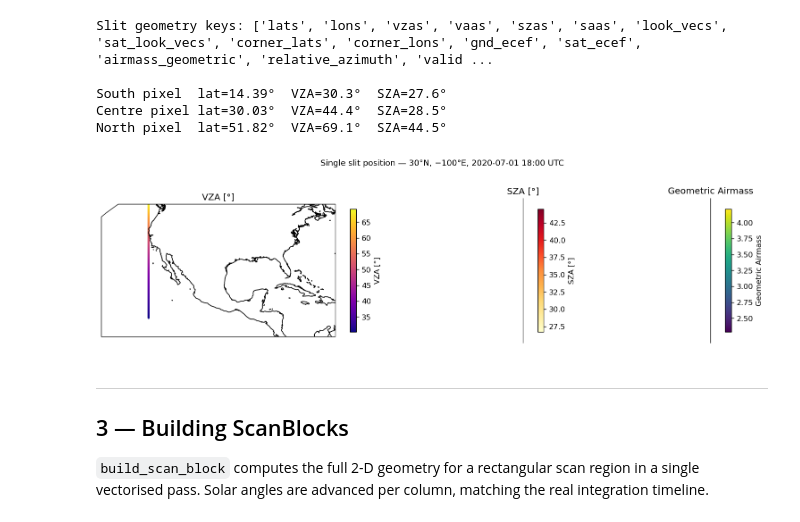
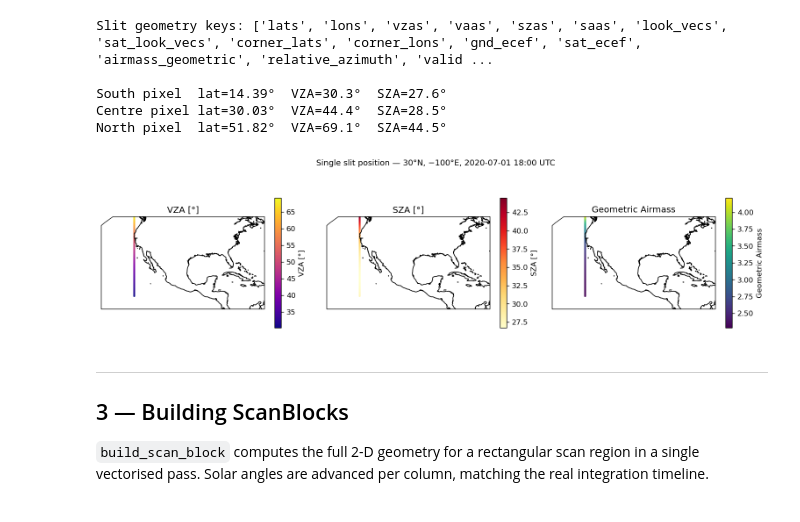
Before and after one commit to erselab/geocarb_simulator, a Jupyter notebook: simulate_scan.ipynb, the cells around one changed output. Cells and saved outputs as stored; diff of their text form; code cells hidden in the pictures.

```diff
--- a/simulate_scan.ipynb
+++ b/simulate_scan.ipynb
@@ -81,23 +85,24 @@ North pixel  lat=51.82°  VZA=69.1°  SZA=44.5°
 # %%
 fig, axes = plt.subplots(1, 3, figsize=(13, 3.5), sharey=True,subplot_kw={'projection': ccrs.Geostationary(central_longitude=-95.0)})
 fields   = ['vzas',  'szas',  'airmass_geometric']
 labels   = ['VZA [°]', 'SZA [°]', 'Geometric Airmass']
 cmaps    = ['plasma',  'YlOrRd',  'viridis']
 
 for ax, fld, lbl, cm in zip(axes, fields, labels, cmaps):
     sc = ax.scatter(geom['lons'], geom['lats'], c=geom[fld],
                     s=2, cmap=cm, transform=ccrs.PlateCarree(), norm=mcolors.Normalize(vmin=np.nanmin(geom[fld]), vmax=np.nanmax(geom[fld])))
     plt.colorbar(sc, ax=ax, label=lbl, shrink=0.85)
     ax.set_xlabel('Longitude [°E]')
     ax.set_title(lbl)
+    ax.coastlines()
+    ax.set_extent([-130, -70, 10, 50], crs=ccrs.PlateCarree())
 axes[0].set_ylabel('Latitude [°]')
-axes[0].coastlines()
-axes[0].set_extent([-130, -70, 10, 50], crs=ccrs.PlateCarree())
+
 plt.suptitle('Single slit position — 30°N, −100°E, 2020-07-01 18:00 UTC',
              y=1.02, fontsize=11)
 plt.tight_layout()
 # %% [output]
-[figure, old version]
+[figure, new version]
 # %% [markdown]
 ---
 ## 3 — Building ScanBlocks
```
Also changed, not shown: parts of 25 cells of this notebook, 5 other files.
